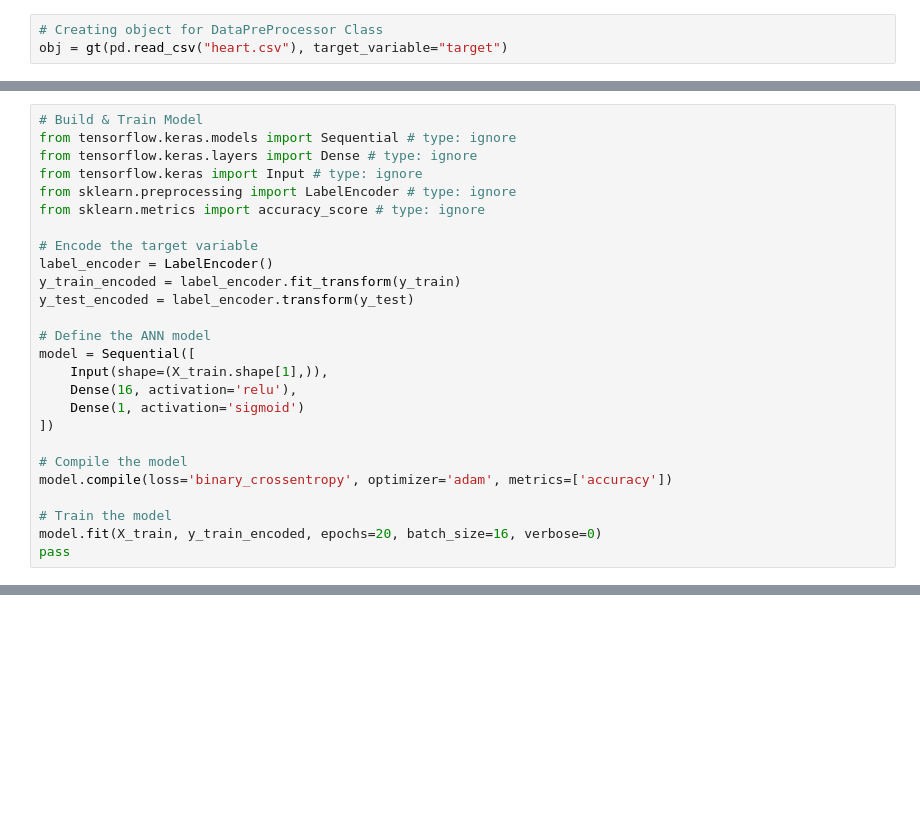
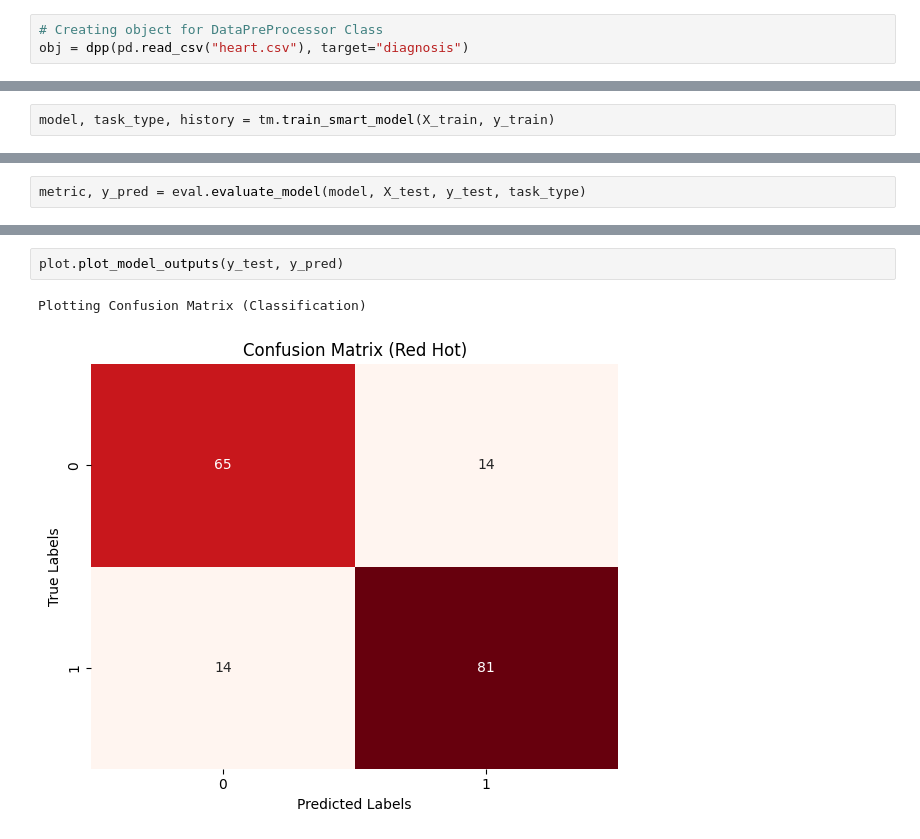
Before and after one commit to Abhijeet-Real/GeeseTools, a Jupyter notebook: DataAnalysis.ipynb, the cells around one changed output, grey strips where cells are left out. Drawn from its saved outputs; the diff is of its cells as text; blank space fills up the shorter version.

```diff
--- a/DataAnalysis.ipynb
+++ b/DataAnalysis.ipynb
@@ -11,3 +19,3 @@ import GeeseTools as gt
 # %%
 # Creating object for DataPreProcessor Class
-obj = gt(pd.read_csv("heart.csv"), target_variable="target")
+obj = dpp(pd.read_csv("heart.csv"), target="diagnosis")
@@ -15,27 +77 @@ obj = gt(pd.read_csv("heart.csv"), target_variable="target")
 X_train, X_test, y_train, y_test = obj.pre_process()
-# %%
-# Build & Train Model
-from tensorflow.keras.models import Sequential # type: ignore
-from tensorflow.keras.layers import Dense # type: ignore
-from tensorflow.keras import Input # type: ignore
-from sklearn.preprocessing import LabelEncoder # type: ignore
-from sklearn.metrics import accuracy_score # type: ignore
-
-# Encode the target variable
-label_encoder = LabelEncoder()
-y_train_encoded = label_encoder.fit_transform(y_train)
-y_test_encoded = label_encoder.transform(y_test)
-
-# Define the ANN model
-model = Sequential([
-    Input(shape=(X_train.shape[1],)),
-    Dense(16, activation='relu'),
-    Dense(1, activation='sigmoid')
-])
-
-# Compile the model
-model.compile(loss='binary_crossentropy', optimizer='adam', metrics=['accuracy'])
-
-# Train the model
-model.fit(X_train, y_train_encoded, epochs=20, batch_size=16, verbose=0)
-pass
@@ -72,0 +172,2 @@ plt.show()
+# %%
+model, task_type, history = tm.train_smart_model(X_train, y_train)
@@ -72,0 +178,2 @@ plt.show()
+# %%
+metric, y_pred = eval.evaluate_model(model, X_test, y_test, task_type)
@@ -72,0 +183,5 @@ plt.show()
+# %%
+plot.plot_model_outputs(y_test, y_pred)
+# %% [output]
+Plotting Confusion Matrix (Classification)
+[figure, added]
```
Also changed, not shown: parts of 23 cells of this notebook, 44 other files.
